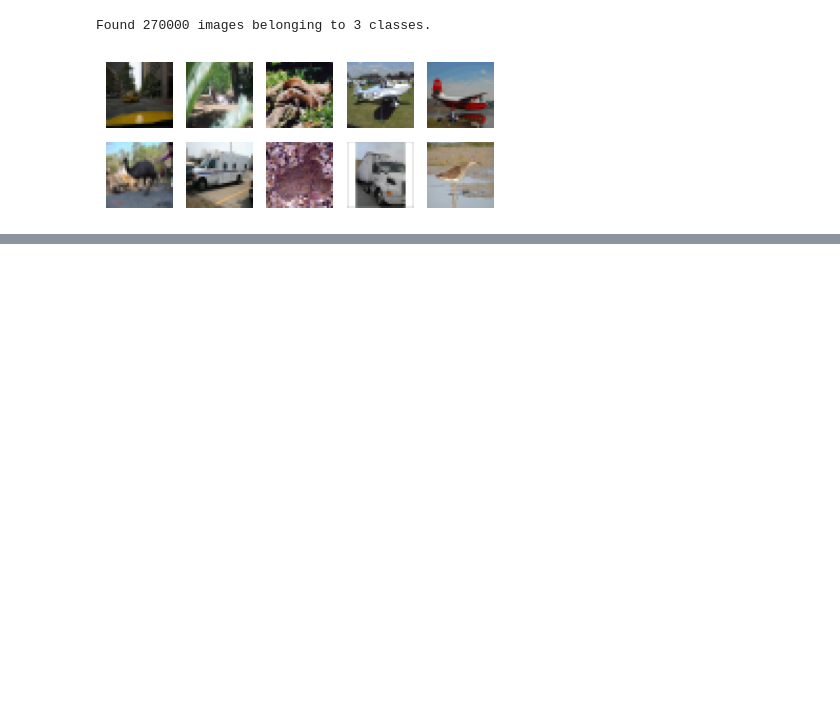
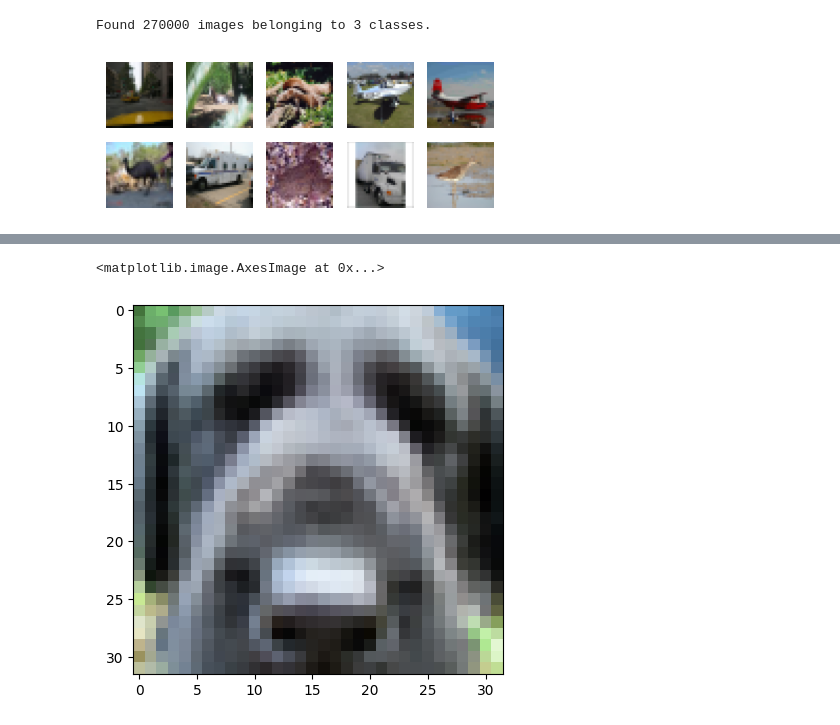
Before and after one commit to alvarohernandezalt/TF_ComputerVision, a Jupyter notebook: Ch01_GS_ComputerVision.ipynb, the cells around one changed output, grey strips where cells are left out. Saved outputs shown, nothing was run; the diff lists cells and outputs as text; code cells hidden in the pictures; blank space fills up the shorter version.

```diff
--- a/Ch01_GS_ComputerVision.ipynb
+++ b/Ch01_GS_ComputerVision.ipynb
@@ -228,0 +253,4 @@ Found 270000 images belonging to 3 classes.
+# %%
+# Build the path to the data directory based on the location of the downloaded file
+data_directory, _ = downloaded_file_location.rsplit(os.path.sep, maxsplit=1)
+data_directory = os.path.sep.join([data_directory, DATA_NAME])
@@ -228,0 +262,23 @@ Found 270000 images belonging to 3 classes.
+# %%
+# Create a Dataset of image paths using a glob-like pattern
+
+data_pattern = os.path.sep.join([data_directory, '*/*/*.png'])
+image_dataset = tf.data.Dataset.list_files(data_pattern)
+# %%
+# Take a single path from the dataset and use it to read the corresponding image
+
+for file_path in image_dataset.take(1):
+  sample_path = file_path.numpy()
+sample_image = tf.io.read_file(sample_path)
+# %%
+# Decode the image from its PNG format to a NumPy array
+
+sample_image = tf.image.decode_png(sample_image, channels=3)
+sample_image = sample_image.numpy()
+# %%
+# Display the image using matplotlib
+
+plt.imshow(sample_image / 255.0)
+# %% [output]
+<matplotlib.image.AxesImage at 0x...>
+[figure, added]
```
Also changed, not shown: parts of 7 cells of this notebook.
